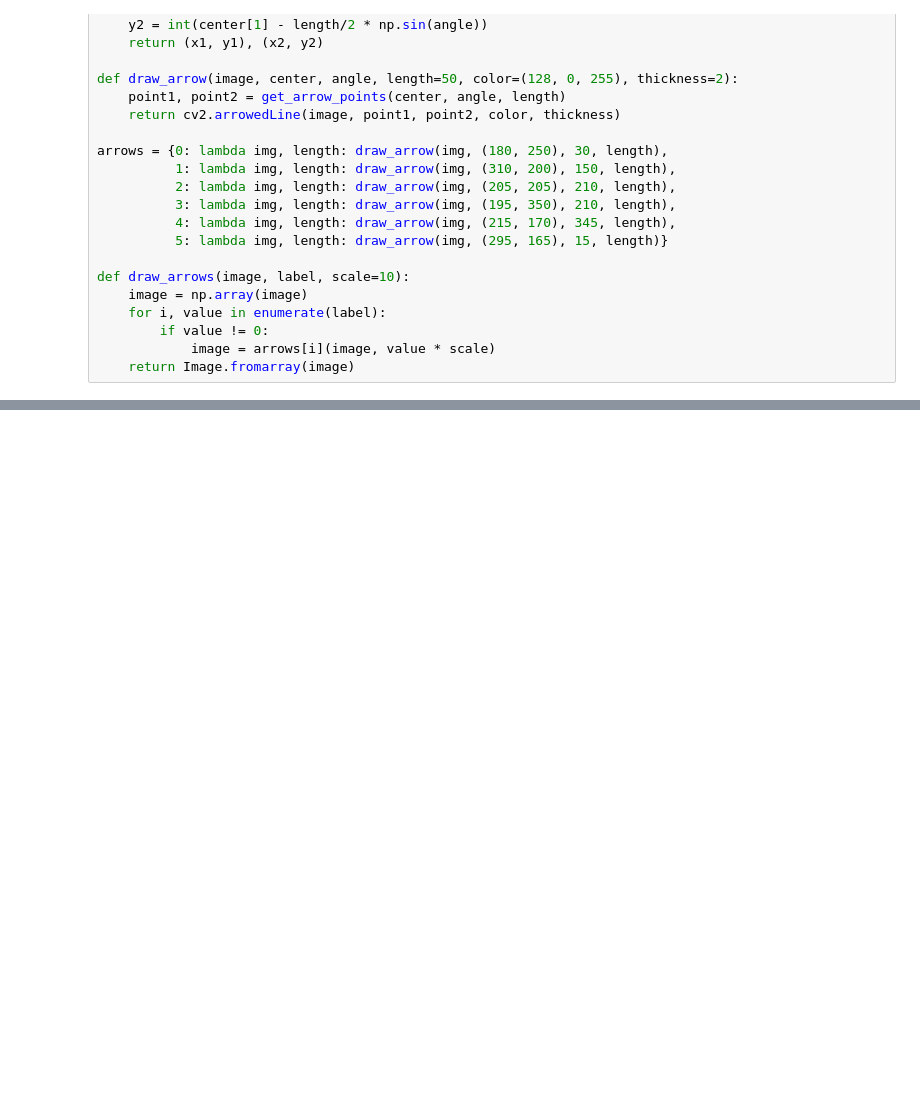
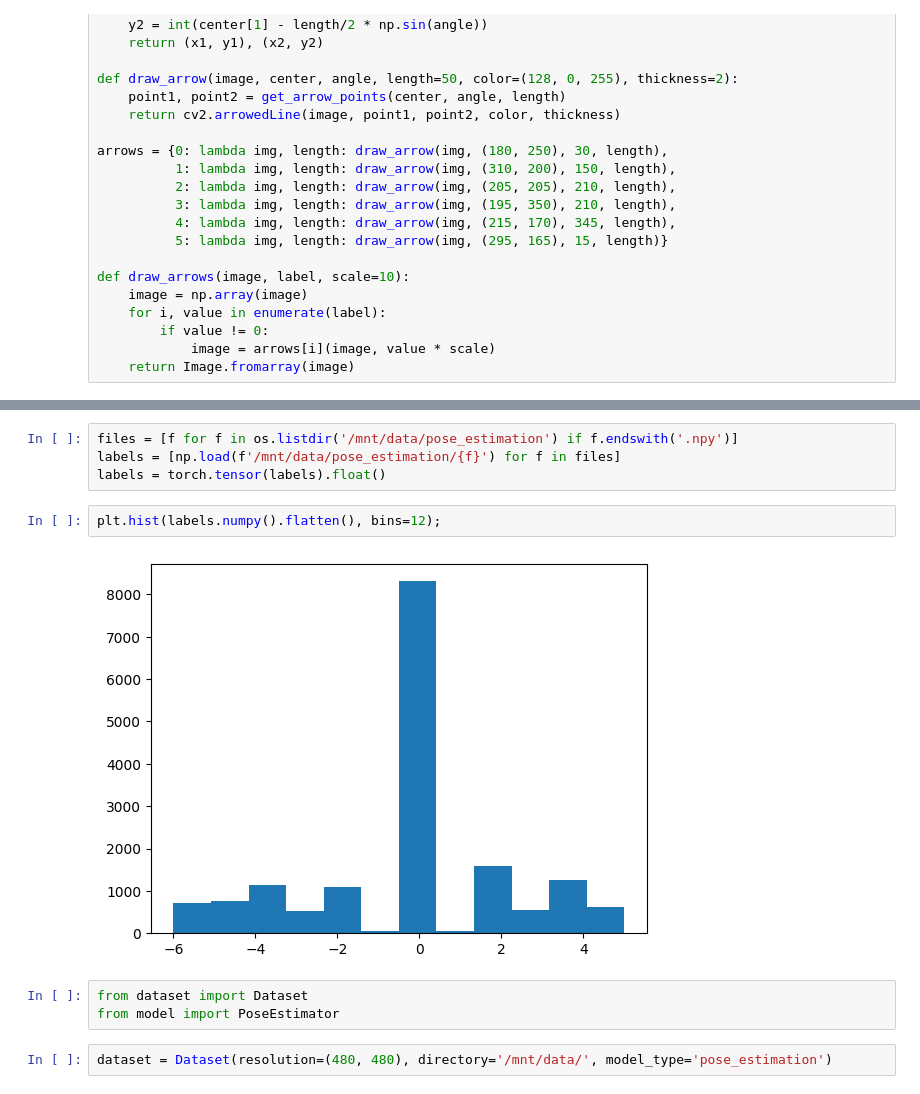
Before and after one commit to leonardovazsp/rubiks-cube, a Jupyter notebook: server/img_viz.ipynb, the cells around one changed output, grey strips where cells are left out. Saved outputs shown, nothing was run; the diff lists cells and outputs as text; blank space fills up the shorter version.

Commit message:
changed img_viz to help debug pose alignment

```diff
--- a/server/img_viz.ipynb
+++ b/server/img_viz.ipynb
@@ -45,0 +53,13 @@ draw_arrows(image, label)
+# %%
+files = [f for f in os.listdir('/mnt/data/pose_estimation') if f.endswith('.npy')]
+labels = [np.load(f'/mnt/data/pose_estimation/{f}') for f in files]
+labels = torch.tensor(labels).float()
+# %%
+plt.hist(labels.numpy().flatten(), bins=12);
+# %% [output]
+[figure, added]
+# %%
+from dataset import Dataset
+from model import PoseEstimator
+# %%
+dataset = Dataset(resolution=(480, 480), directory='/mnt/data/', model_type='pose_estimation')
```
Also changed, not shown: parts of 17 cells of this notebook, 1 other file.
